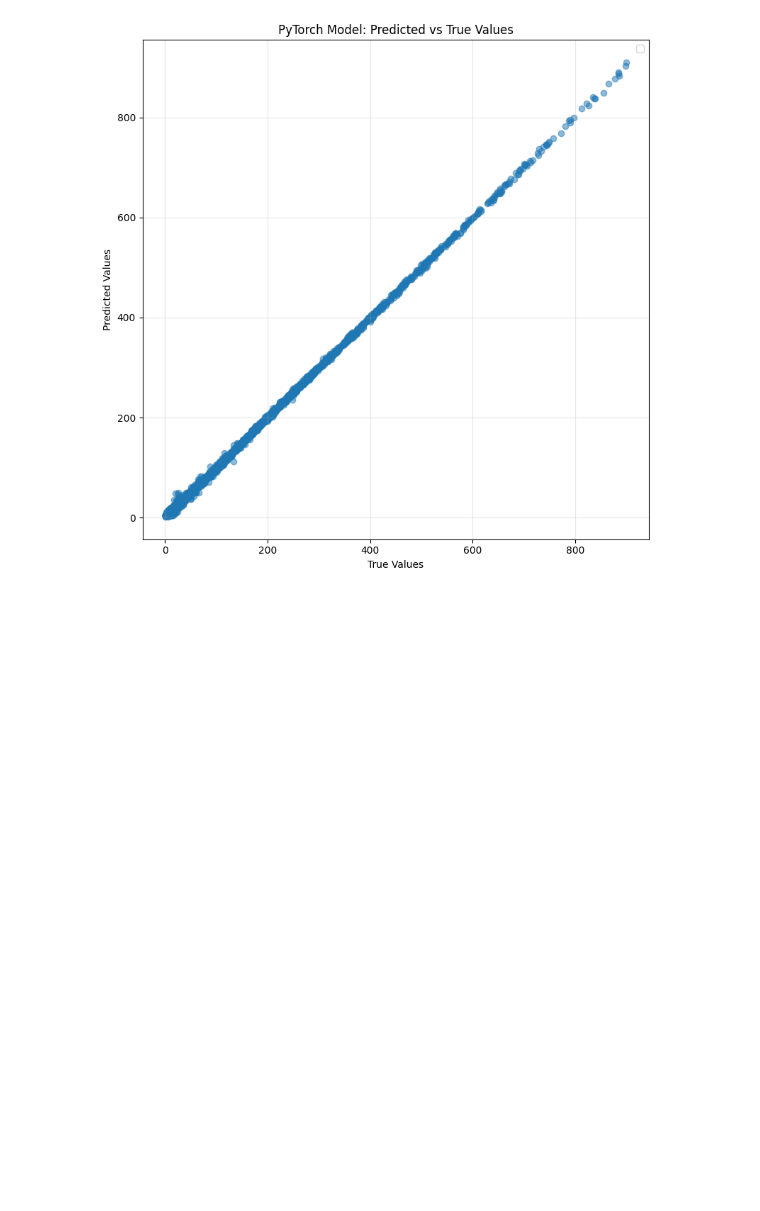
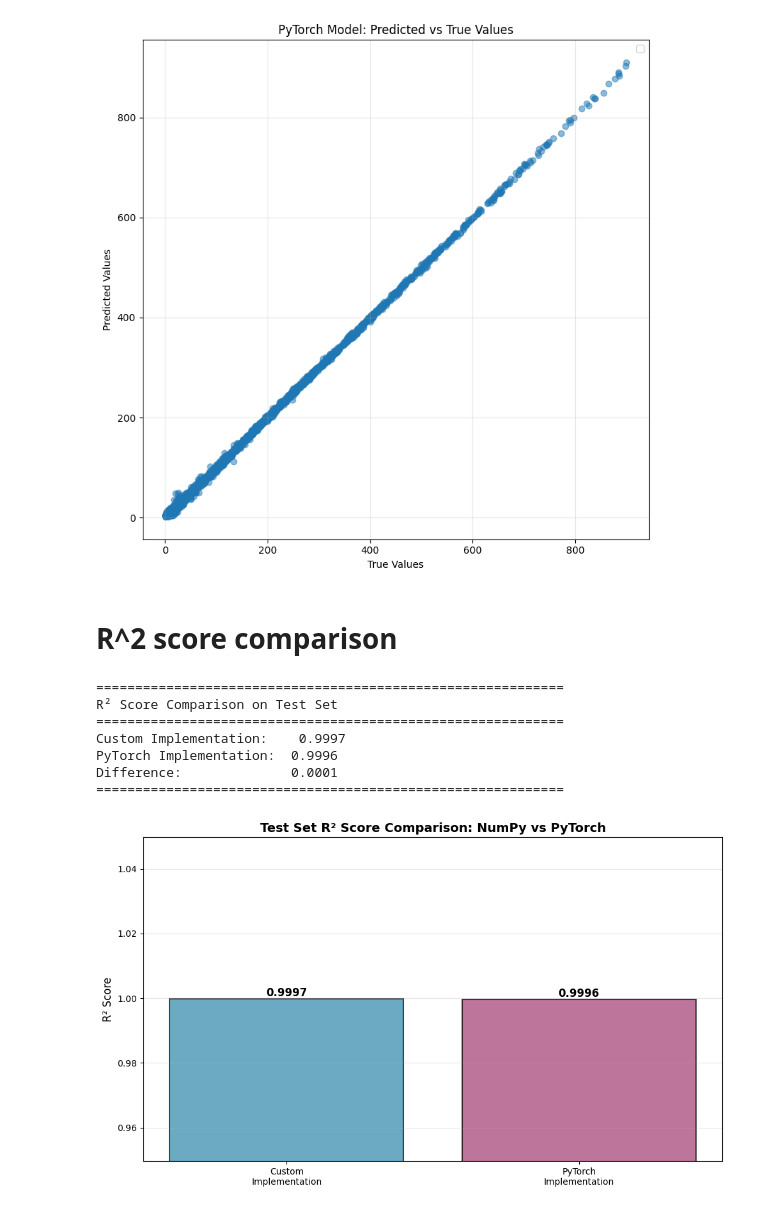
Before and after one commit to ShambaC/Deep-Learning-Lab-AI69202, a Jupyter notebook: Class 4/25AI92F02_Assignment4.ipynb, the cells around one changed output. Cells and saved outputs as stored; diff of their text form; code cells hidden in the pictures; blank space fills up the shorter version.

```diff
--- a/Class 4/25AI92F02_Assignment4.ipynb
+++ b/Class 4/25AI92F02_Assignment4.ipynb
@@ -325,15 +325,15 @@ optimizer = AdamOptimizer(net.parameters(), lr=learning_rate)
 # Train the model with different learning rates and store the results
 
 train_loss, val_loss, r2, mse, all_preds, all_labels = train_and_evaluate_regression(net, learning_rate, trainloader, valloader, testloader, optimizer, epochs=70)
-result = {
+result_custom = {
     'train_loss': train_loss,
     'val_loss': val_loss,
     'r2_score': r2,
     'mse': mse
 }
 
-print(f'Final R2 Score on Test Set with custom adam: {result["r2_score"]:.4f}')
-print(f'Final MSE on Test Set with custom adam: {result["mse"]:.4f}')
+print(f'Final R2 Score on Test Set with custom adam: {result_custom["r2_score"]:.4f}')
+print(f'Final MSE on Test Set with custom adam: {result_custom["mse"]:.4f}')
 # %% [output]
 Epoch [10/70], Train Loss: 536.0406, Validation Loss: 495.6287
 Epoch [20/70], Train Loss: 324.0434, Validation Loss: 85.3702
@@ -392,15 +392,15 @@ optimizer = optim.Adam(net.parameters(), lr=learning_rate)
 # Train the model with different learning rates and store the results
 
 train_loss, val_loss, r2, mse, all_preds, all_labels = train_and_evaluate_regression(net, learning_rate, trainloader, valloader, testloader, optimizer, epochs=70)
-result = {
+result_pytorch = {
     'train_loss': train_loss,
     'val_loss': val_loss,
     'r2_score': r2,
     'mse': mse
 }
 
-print(f'Final R2 Score on Test Set with pytorch adam: {result["r2_score"]:.4f}')
-print(f'Final MSE on Test Set with pytorch adam: {result["mse"]:.4f}')
+print(f'Final R2 Score on Test Set with pytorch adam: {result_pytorch["r2_score"]:.4f}')
+print(f'Final MSE on Test Set with pytorch adam: {result_pytorch["mse"]:.4f}')
 # %% [output]
 Updated learning rate after epoch 1: 0.100000
 Epoch [10/70], Train Loss: 215.7115, Validation Loss: 212.3263
@@ -445,3 +445,42 @@ plt.tight_layout()
 plt.show()
 # %% [output]
 [figure]
+# %% [markdown]
+# R^2 score comparison
+# %%
+print("=" * 60)
+print("R² Score Comparison on Test Set")
+print("=" * 60)
+print(f"Custom Implementation:    {result_custom["r2_score"]:.4f}")
+print(f"PyTorch Implementation:  {result_pytorch["r2_score"]:.4f}")
+print(f"Difference:              {abs(result_pytorch["r2_score"] - result_custom["r2_score"]):.4f}")
+print("=" * 60)
+
+# Create a bar chart for comparison
+plt.figure(figsize=(10, 6))
+models_comparison = ['Custom\nImplementation', 'PyTorch\nImplementation']
+r2_values = [result_custom["r2_score"], result_pytorch["r2_score"]]
+colors = ['#2E86AB', '#A23B72']
+
+bars = plt.bar(models_comparison, r2_values, color=colors, alpha=0.7, edgecolor='black', linewidth=1.5)
+
+# Add value labels on bars
+for bar, value in zip(bars, r2_values):
+    height = bar.get_height()
+    plt.text(bar.get_x() + bar.get_width()/2., height, f'{value:.4f}', ha='center', va='bottom', fontsize=12, fontweight='bold')
+
+plt.ylabel('R² Score', fontsize=12)
+plt.title('Test Set R² Score Comparison: NumPy vs PyTorch', fontsize=14, fontweight='bold')
+plt.ylim([min(r2_values) - 0.05, max(r2_values) + 0.05])
+plt.grid(axis='y', alpha=0.3)
+plt.tight_layout()
+plt.show()
+# %% [output]
+============================================================
+R² Score Comparison on Test Set
+============================================================
+Custom Implementation:    0.9997
+PyTorch Implementation:  0.9996
+Difference:              0.0001
+============================================================
+[figure, added]
```
Also changed, not shown: parts of 3 cells of this notebook, 1 other file.
